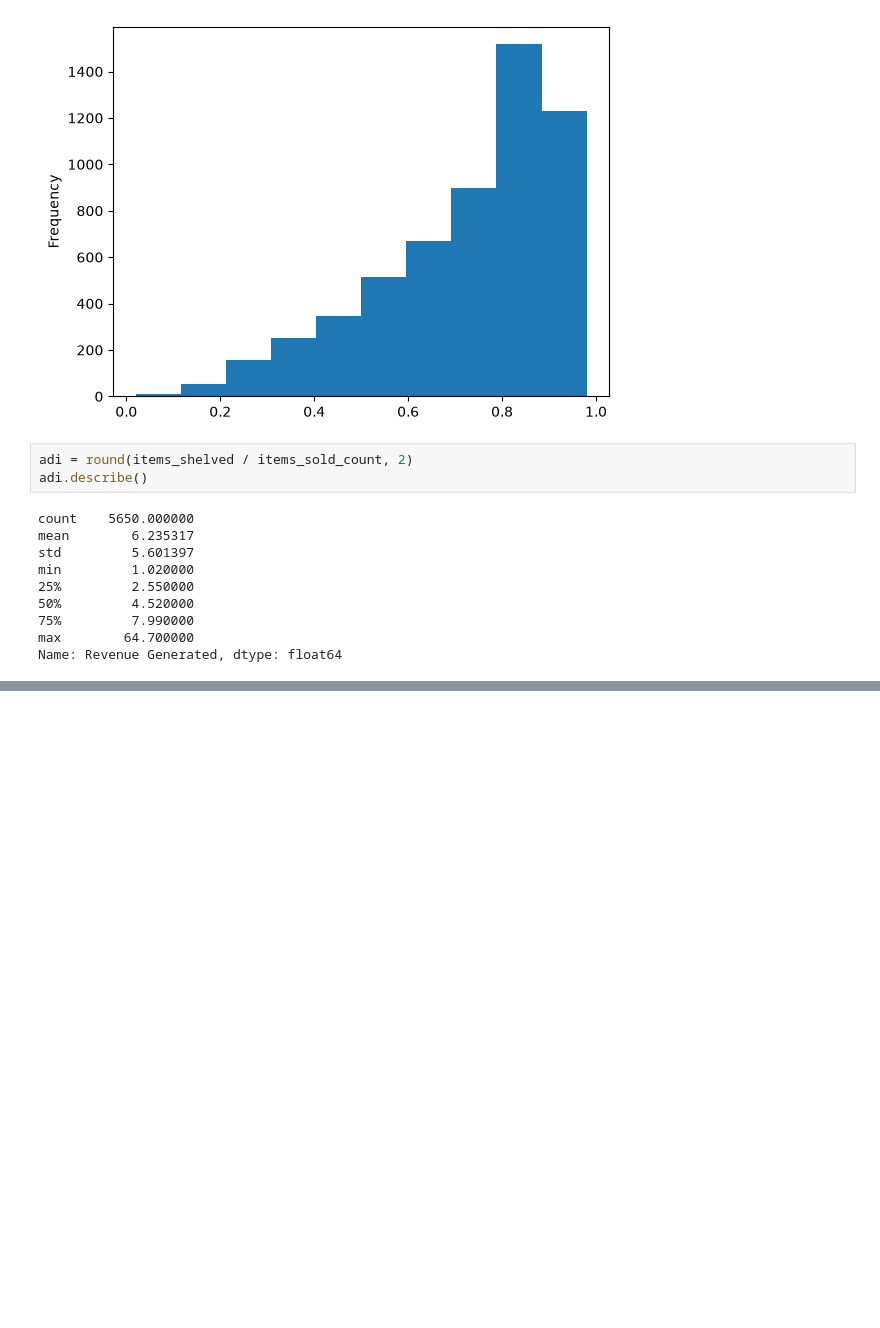
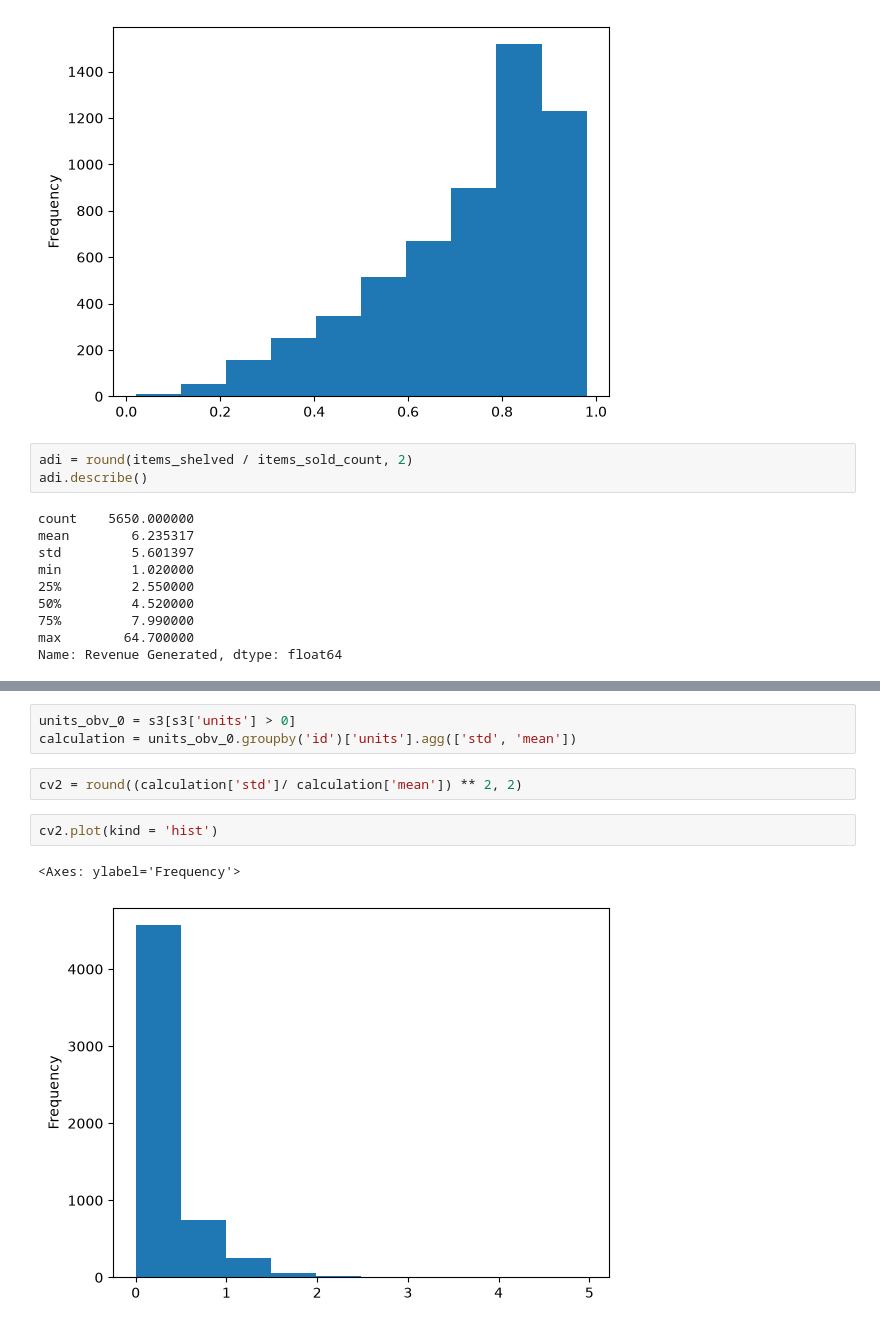
Before and after one commit to Hassan3924/M5-Forecasting, a Jupyter notebook: main.ipynb, the cells around one changed output, grey strips where cells are left out. Cells and saved outputs as stored; diff of their text form; blank space fills up the shorter version.

```diff
--- a/main.ipynb
+++ b/main.ipynb
@@ -696,3 +698,13 @@ adi.plot(kind = "hist")
 # %% [output]
 <Axes: ylabel='Frequency'>
 [figure]
+# %%
+units_obv_0 = s3[s3['units'] > 0]
+calculation = units_obv_0.groupby('id')['units'].agg(['std', 'mean'])
+# %%
+cv2 = round((calculation['std']/ calculation['mean']) ** 2, 2)
+# %%
+cv2.plot(kind = 'hist')
+# %% [output]
+<Axes: ylabel='Frequency'>
+[figure, added]
```
Also changed, not shown: parts of 14 cells of this notebook.
